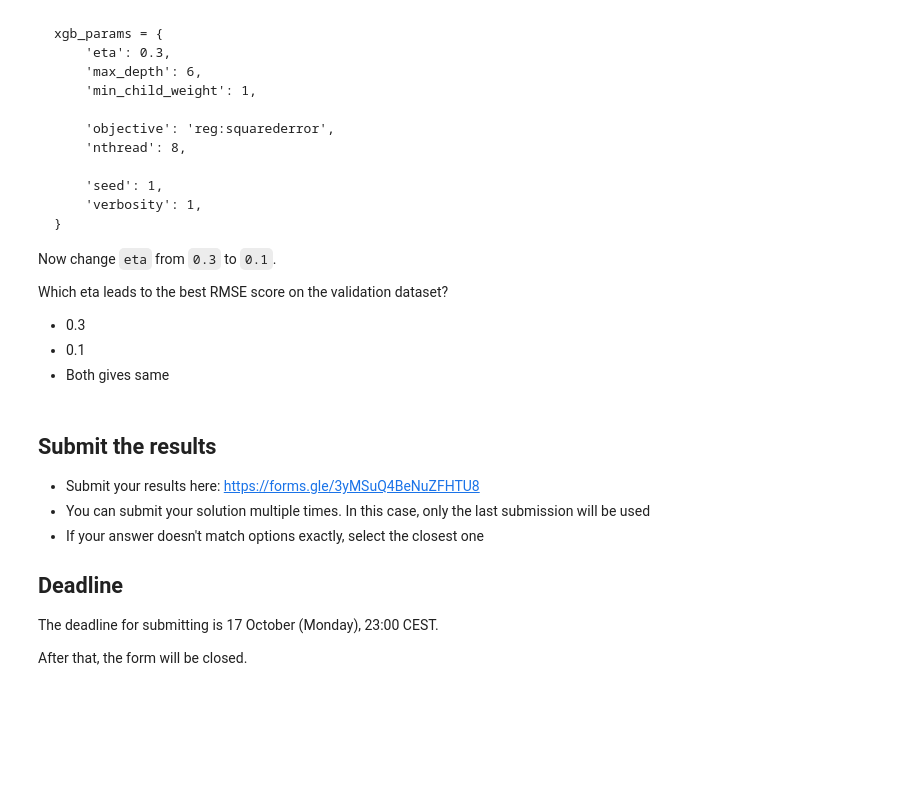
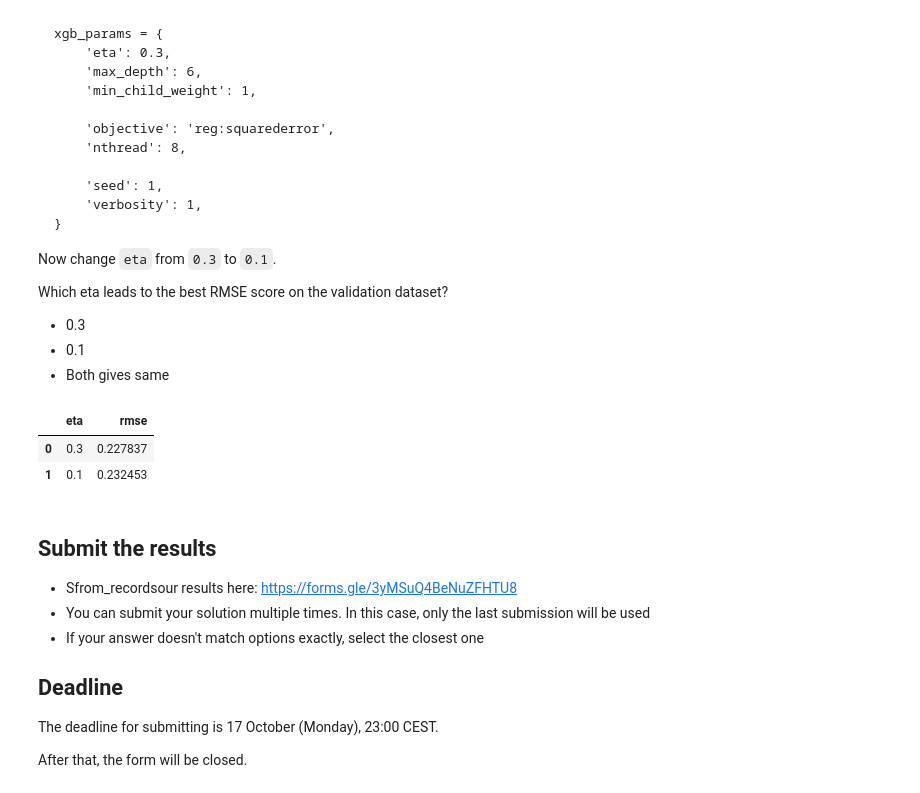
Before and after one commit to zkeller89/ml_zoomcamp_cohort_2022, a Jupyter notebook: week_6/homework/Homework - Week 6.ipynb, the cells around one changed output. Drawn from its saved outputs; the diff is of its cells as text; code cells hidden in the pictures; blank space fills up the shorter version.

```diff
--- a/week_6/homework/Homework - Week 6.ipynb
+++ b/week_6/homework/Homework - Week 6.ipynb
@@ -310,10 +316,47 @@ Which eta leads to the best RMSE score on the validation dataset?
 * 0.3
 * 0.1
 * Both gives same
+# %%
+N_ROUNDS=100
+XGB_PARAMS = {
+    'max_depth': 6,
+    'min_child_weight': 1,
+
+    'objective': 'reg:squarederror',
+    'nthread': 8,
+
+    'seed': 1,
+    'verbosity': 1,
+}
+
+features = DV.get_feature_names_out().tolist()
+features = [f.replace('<', 'less_than') for f in features]
+
+dtrain = xgb.DMatrix(train_x, label=train_y, feature_names=features)
+dval = xgb.DMatrix(val_x, label=val_y, feature_names=features)
+
+res = []
+for eta in [0.3, 0.1]:
+    mdl_params = {**XGB_PARAMS, **{'eta': eta}}
+    mdl = xgb.train(mdl_params, dtrain, num_boost_round=N_ROUNDS)
+
+    val_preds = mdl.predict(dval)
+    rmse = mean_squared_error(val_y, val_preds, squared=False)
+    res.append({
+        'eta': eta,
+        'rmse': rmse
+    })
+# %%
+xgb_res_df = pd.DataFrame.from_records(res).sort_values('rmse', ascending=True)
+xgb_res_df
+# %% [output]
+|  | eta | rmse |
+| 0 | 0.3 | 0.227837 |
+| 1 | 0.1 | 0.232453 |
 # %% [markdown]
 ## Submit the results
 
-* Submit your results here: https://forms.gle/3yMSuQ4BeNuZFHTU8
+* Sfrom_recordsour results here: https://forms.gle/3yMSuQ4BeNuZFHTU8
 * You can submit your solution multiple times. In this case, only the last submission will be used
 * If your answer doesn't match options exactly, select the closest one
 
```
Also changed, not shown: parts of 8 cells of this notebook.
